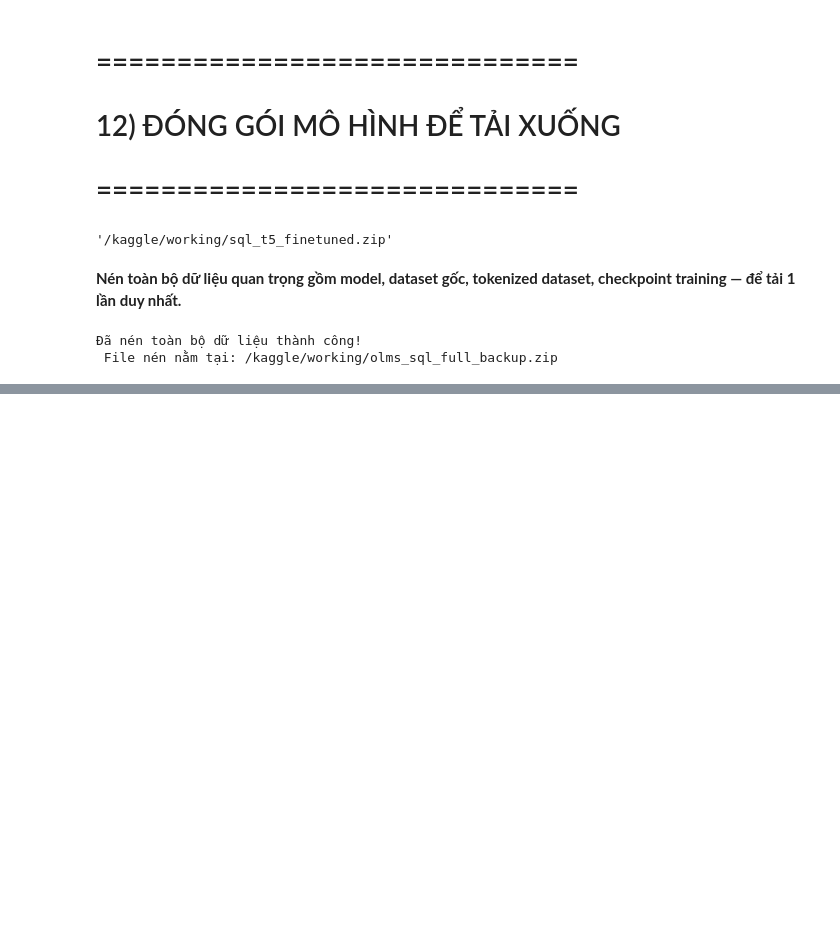
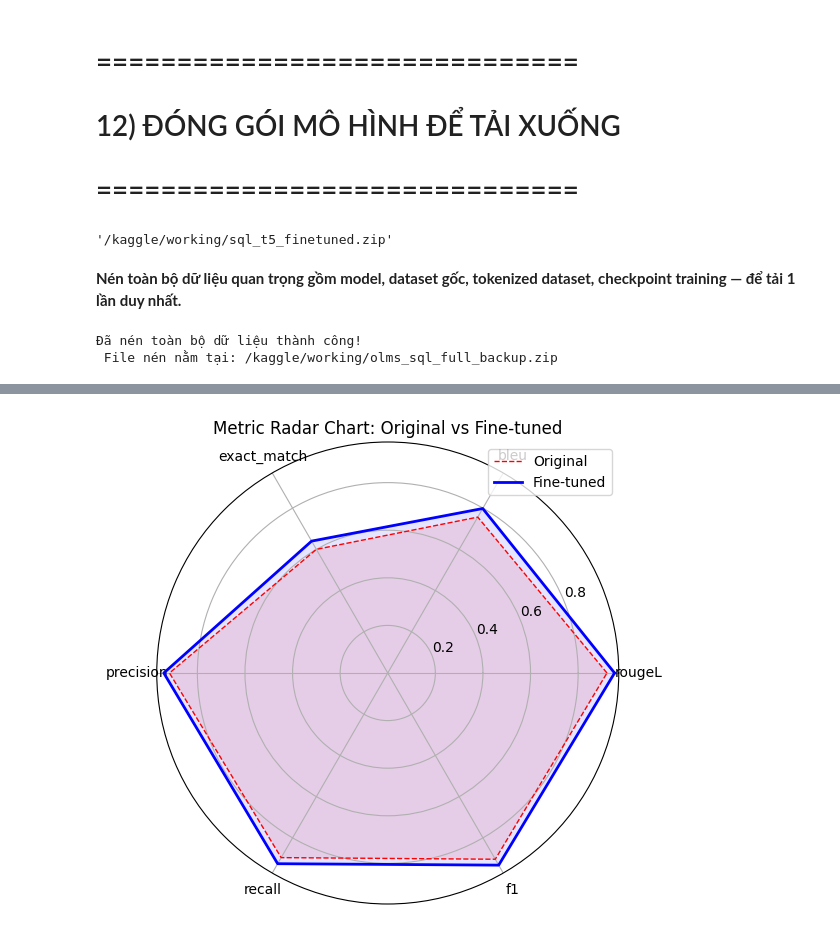
Before and after one commit to itsductai/Online_Learning_Management_System_Project, a Jupyter notebook: API/AI/text-to-sql/texttosql_finettune.ipynb, the cells around one changed output, grey strips where cells are left out. Drawn from its saved outputs; the diff is of its cells as text; code cells hidden in the pictures; blank space fills up the shorter version.

```diff
--- a/API/AI/text-to-sql/texttosql_finettune.ipynb
+++ b/API/AI/text-to-sql/texttosql_finettune.ipynb
@@ -912,0 +1607,21 @@ print(f" File nén nằm tại: {output_zip}.zip")
+# %%
+from math import pi
+
+labels = list(m_ft.keys())
+orig = [m_orig[k] for k in labels]
+ft = [m_ft[k] for k in labels]
+angles = [n / float(len(labels)) * 2 * pi for n in range(len(labels))]
+orig += orig[:1]; ft += ft[:1]; angles += angles[:1]
+
+fig, ax = plt.subplots(subplot_kw=dict(polar=True), figsize=(6,6))
+ax.plot(angles, orig, 'r--', linewidth=1, label='Original')
+ax.fill(angles, orig, 'r', alpha=0.1)
+ax.plot(angles, ft, 'b-', linewidth=2, label='Fine-tuned')
+ax.fill(angles, ft, 'b', alpha=0.1)
+ax.set_xticks(angles[:-1])
+ax.set_xticklabels(labels, fontsize=10)
+ax.set_title("Metric Radar Chart: Original vs Fine-tuned")
+ax.legend(loc='upper right')
+plt.show()
+# %% [output]
+[figure, added]
```
Also changed, not shown: parts of 32 cells of this notebook.
